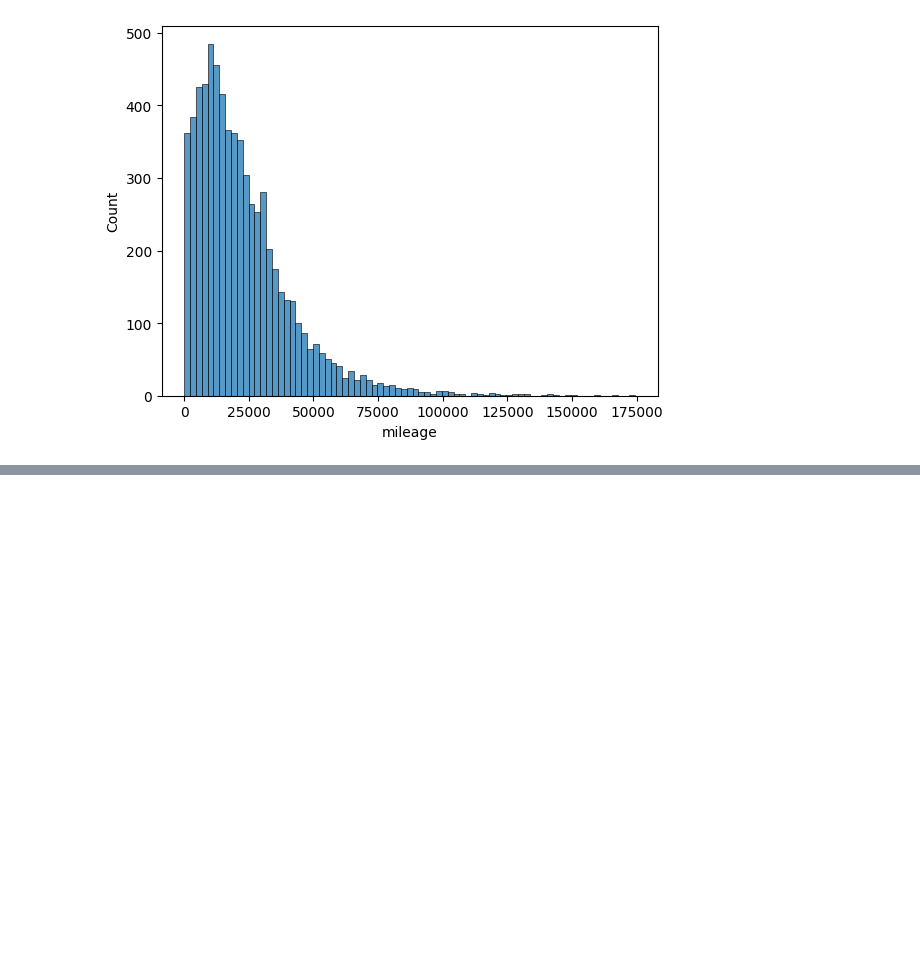
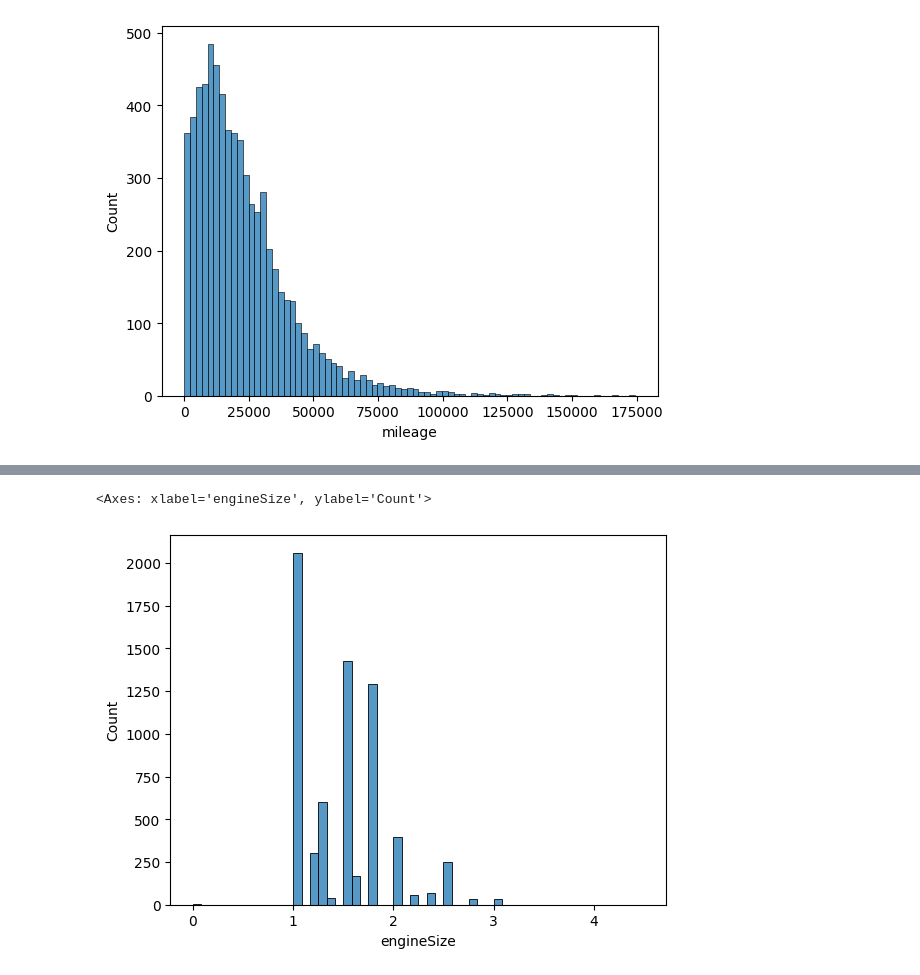
Before and after one commit to zakzakzak/kaggle, a Jupyter notebook: prediction-car-price.ipynb, the cells around one changed output, grey strips where cells are left out. Saved outputs shown, nothing was run; the diff lists cells and outputs as text; code cells hidden in the pictures; blank space fills up the shorter version.

```diff
--- a/prediction-car-price.ipynb
+++ b/prediction-car-price.ipynb
@@ -166,0 +174,5 @@ sns.histplot(df['tax'])
+# %%
+sns.histplot(df['engineSize'])
+# %% [output]
+<Axes: xlabel='engineSize', ylabel='Count'>
+[figure, added]
```
Also changed, not shown: parts of 3 cells of this notebook.
